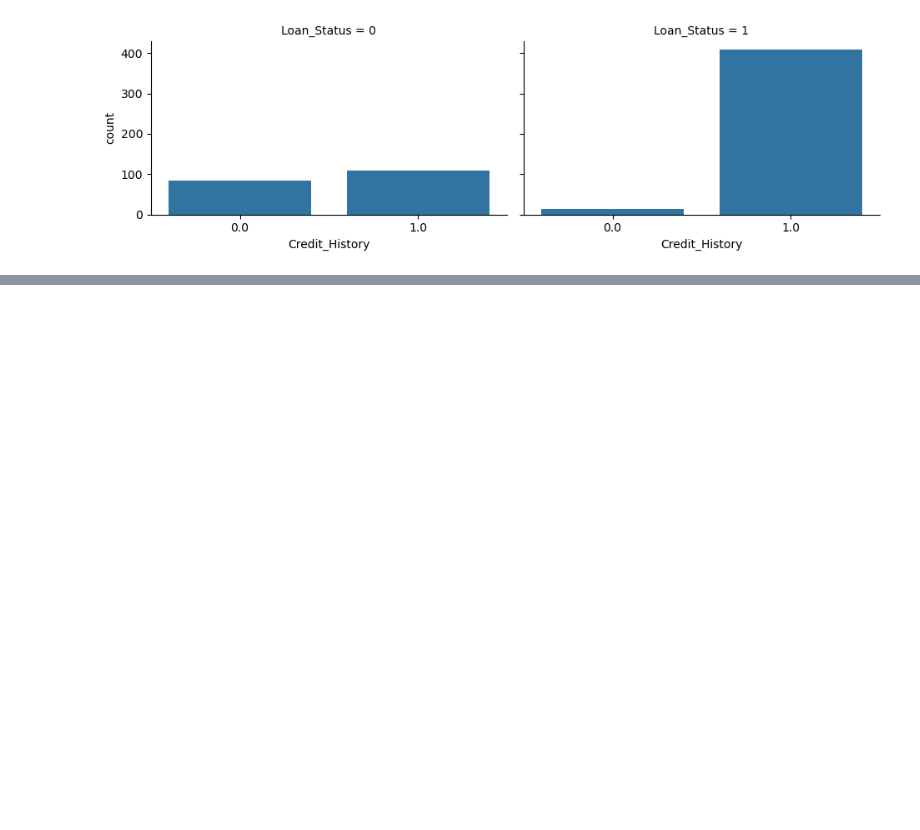
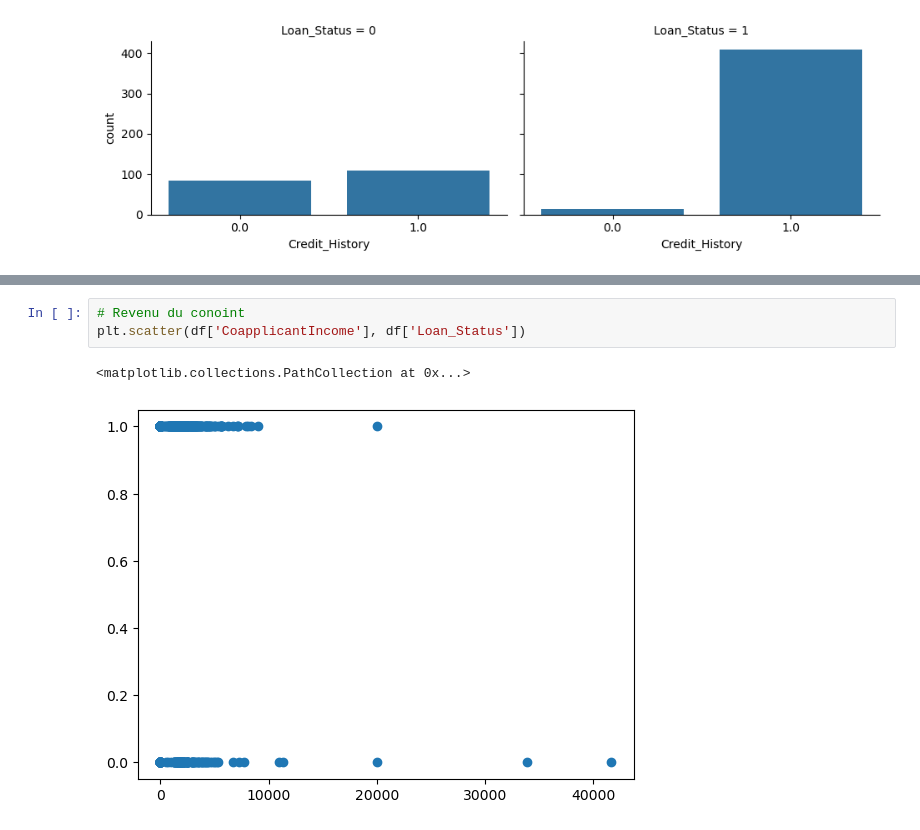
Before and after one commit to franklinlemaire/credit_ML, a Jupyter notebook: credit_model.ipynb, the cells around one changed output, grey strips where cells are left out. Saved outputs shown, nothing was run; the diff lists cells and outputs as text; blank space fills up the shorter version.

```diff
--- a/credit_model.ipynb
+++ b/credit_model.ipynb
@@ -316,0 +342,6 @@ grid.map(sns.countplot, 'Gender')
+# %%
+# Revenu du conoint
+plt.scatter(df['CoapplicantIncome'], df['Loan_Status'])
+# %% [output]
+<matplotlib.collections.PathCollection at 0x...>
+[figure, added]
```
Also changed, not shown: parts of 13 cells of this notebook.
